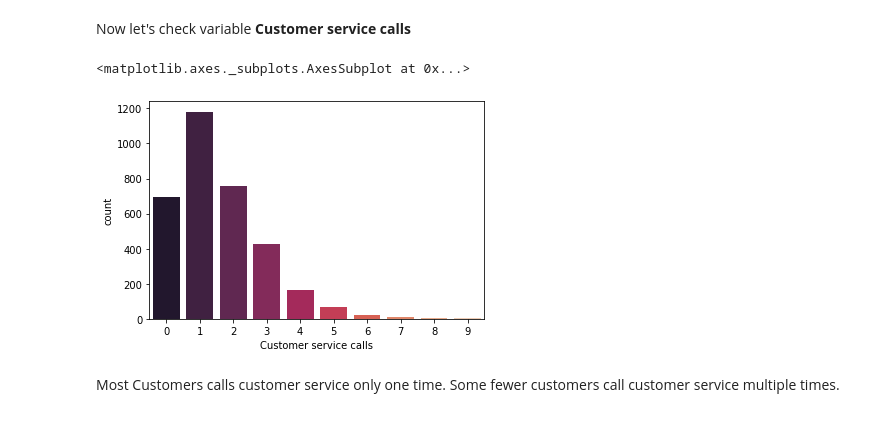
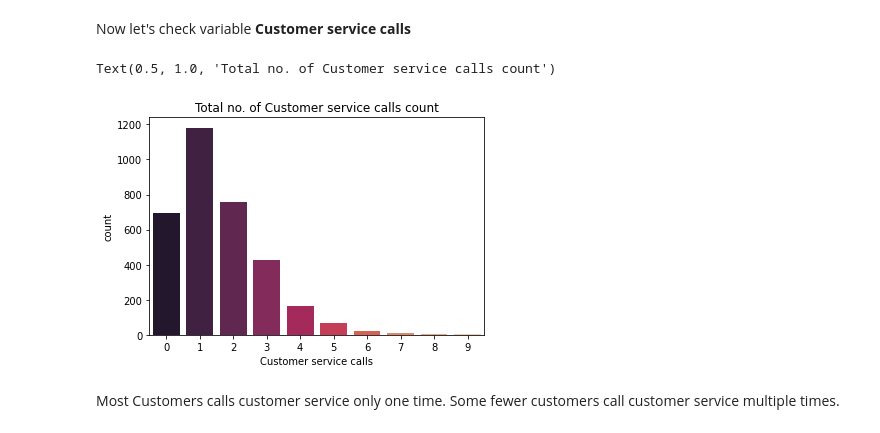
Before and after one commit to nayan136/Capstone-Project---Telecom-Churn-Analysis, a Jupyter notebook: Telecom_Churn_Analysis_New_Capstone_Project.ipynb, the cells around one changed output. Cells and saved outputs as stored; diff of their text form; code cells hidden in the pictures.

```diff
--- a/Telecom_Churn_Analysis_New_Capstone_Project.ipynb
+++ b/Telecom_Churn_Analysis_New_Capstone_Project.ipynb
@@ -18,6 +17,9 @@ import matplotlib.pyplot as plt
 import seaborn as sns
 
 %matplotlib inline
+font = {'family' : 'normal',
+        'size'   : 15}
+plt.rc('font', **font)
 # %%
 # Mount your drive and read the csv file. Make sure you are using the correct file path
 from google.colab import drive
@@ -181,8 +158,8 @@ sns.heatmap(corr, annot = True)
 
 Therefore we can choose any one variable from each pair for analyzing the churn.
 # %%
-# drop columns
-#df.drop(['Total day charge','Total eve charge','Total night charge','Total intl charge'],axis=1, inplace=True)
+# create a new dataframe one variable from each pair
+new_df = df.drop(['Total day charge','Total eve charge','Total night charge','Total intl charge'],axis=1)
 # %% [markdown]
 **First things first: analysing 'Churn'**
 # %% [markdown]
@@ -236,10 +204,11 @@ From the above, we can see that the variables **Customer service calls** and **T
 Now let's check variable **Customer service calls**
 # %%
 # Frequency of Customer service calls
-sns.countplot(df['Customer service calls'],palette='rocket')
+sns.countplot(new_df['Customer service calls'],palette='rocket')
+plt.title('Total no. of Customer service calls count')
 # %% [output]
-<matplotlib.axes._subplots.AxesSubplot at 0x...>
+Text(0.5, 1.0, 'Total no. of Customer service calls count')
-[figure, old version]
+[figure, new version]
 # %% [markdown]
 Most Customers calls customer service only one time. Some fewer customers call customer service multiple times.
 # %%
```
Also changed, not shown: parts of 43 cells of this notebook.
